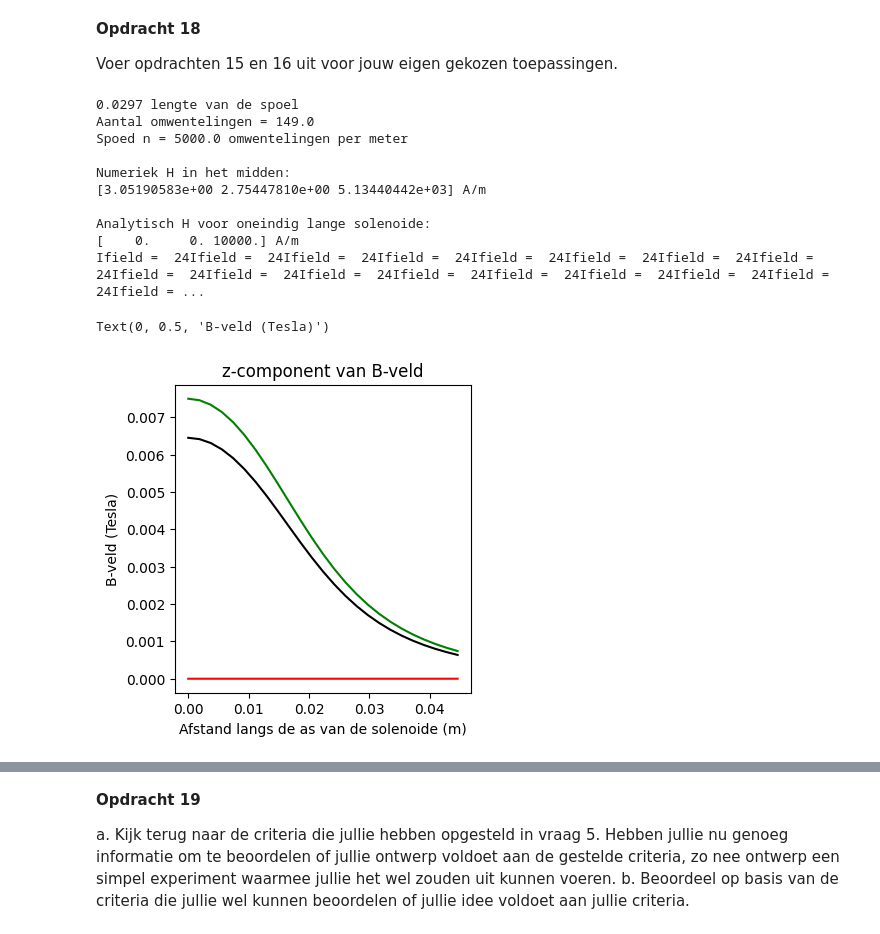
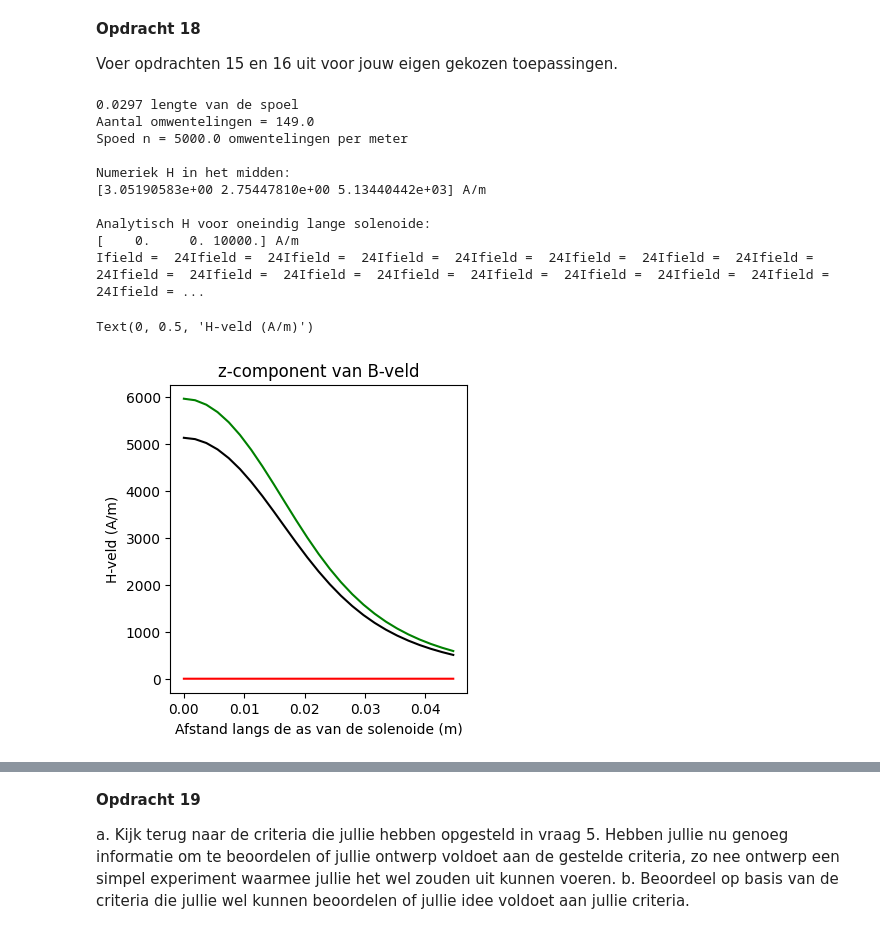
Before and after one commit to owenvanderwal/opdrachten-DEF-D, a Jupyter notebook: DigitaleOntwerpopdrachten/1CondensatorOpdracht/KrachtactuatorOpdracht.ipynb, the cells around one changed output, grey strips where cells are left out. Cells and saved outputs as stored; diff of their text form; code cells hidden in the pictures.

```diff
--- a/DigitaleOntwerpopdrachten/1CondensatorOpdracht/KrachtactuatorOpdracht.ipynb
+++ b/DigitaleOntwerpopdrachten/1CondensatorOpdracht/KrachtactuatorOpdracht.ipynb
@@ -607,12 +607,12 @@ for i_field in range(n_ax):
         print(f"Ifield =  {i_field}", end="")
 
     # selecting the z-component
-    H_ax[i_field,0]=mu0*Hsimulated[2]
+    H_ax[i_field,0]=Hsimulated[2]
 
-H_veld_ideaal=mu0*analytical_answer*np.ones(n_ax)*(1.0*(z_ax < L_sol/2))
+H_veld_ideaal=analytical_answer*np.ones(n_ax)*(1.0*(z_ax < L_sol/2))
 
 # dit is nog een aardige analytische uitdrukking die je kan uitrekenen voor de z-component op de as van een solenoide met eindige lengte
-H_veld_analytisch=mu0*(aantal_omwentelingen*I/L_sol/2)*((L_sol/2-z_ax)/np.sqrt((z_ax- L_sol/2)**2 + r_sol**2)+(L_sol/2+z_ax)/np.sqrt((z_ax+ L_sol/2)**2 + r_sol**2))
+H_veld_analytisch=(aantal_omwentelingen*I/L_sol/2)*((L_sol/2-z_ax)/np.sqrt((z_ax- L_sol/2)**2 + r_sol**2)+(L_sol/2+z_ax)/np.sqrt((z_ax+ L_sol/2)**2 + r_sol**2))
 
 plt.figure(figsize=[13,4])
 plt.subplot(131)
@@ -621,6 +621,6 @@ plt.plot(z_ax, H_veld_ideaal, '-r', label='ideaal')
 plt.plot(z_ax, H_veld_analytisch, '-g', label='analytisch')
 plt.plot(z_ax, H_ax, '-k', label='simulatie')
 plt.xlabel('Afstand langs de as van de solenoide (m)')
-plt.ylabel('B-veld (Tesla)')
+plt.ylabel('H-veld A/m')
 # %% [output]
 Ifield =  24Ifield =  24Ifield =  24Ifield =  24Ifield =  24Ifield =  24Ifield =  24Ifield =  24Ifield =  24Ifield =  24Ifield =  24Ifield =  24Ifield =  24Ifield =  24Ifield =  24Ifield =  24Ifield = ...
@@ -795,39 +795,39 @@ for i_field in range(n_ax):
             z[i_source+1] - z[i_source]
         ])
         # Bepaal dl en r_source en gebruik
         Hsimulated += field_current_element(r_field, r_source, dl, I)
         print(f"Ifield =  {i_field}", end="")
 
     # selecting the z-component
-    H_ax[i_field,0]=mu0*Hsimulated[2]
+    H_ax[i_field,0]=Hsimulated[2]
 
-H_veld_ideaal=mu0*analytical_answer*np.ones(n_ax)*(1.0*(z_ax < L_sol/2))
+H_veld_ideaal=analytical_answer*np.ones(n_ax)*(1.0*(z_ax < L_sol/2))
 
 # dit is nog een aardige analytische uitdrukking die je kan uitrekenen voor de z-component op de as van een solenoide met eindige lengte
-H_veld_analytisch=mu0*(aantal_omwentelingen*I/L_sol/2)*((L_sol/2-z_ax)/np.sqrt((z_ax- L_sol/2)**2 + r_sol**2)+(L_sol/2+z_ax)/np.sqrt((z_ax+ L_sol/2)**2 + r_sol**2))
+H_veld_analytisch=(aantal_omwentelingen*I/L_sol/2)*((L_sol/2-z_ax)/np.sqrt((z_ax- L_sol/2)**2 + r_sol**2)+(L_sol/2+z_ax)/np.sqrt((z_ax+ L_sol/2)**2 + r_sol**2))
 
 plt.figure(figsize=[13,4])
 plt.subplot(131)
 plt.title('z-component van B-veld')
 plt.plot(z_ax, H_veld_ideaal, '-r', label='ideaal')
 plt.plot(z_ax, H_veld_analytisch, '-g', label='analytisch')
 plt.plot(z_ax, H_ax, '-k', label='simulatie')
 plt.xlabel('Afstand langs de as van de solenoide (m)')
-plt.ylabel('B-veld (Tesla)')
+plt.ylabel('H-veld (A/m)')
 ###################################################################################################
 # %% [output]
 0.0297 lengte van de spoel
 Aantal omwentelingen = 149.0
 Spoed n = 5000.0 omwentelingen per meter
 
 Numeriek H in het midden:
 [3.05190583e+00 2.75447810e+00 5.13440442e+03] A/m
 
 Analytisch H voor oneindig lange solenoide:
 [    0.     0. 10000.] A/m
 Ifield =  24Ifield =  24Ifield =  24Ifield =  24Ifield =  24Ifield =  24Ifield =  24Ifield =  24Ifield =  24Ifield =  24Ifield =  24Ifield =  24Ifield =  24Ifield =  24Ifield =  24Ifield =  24Ifield = ...
-Text(0, 0.5, 'B-veld (Tesla)')
+Text(0, 0.5, 'H-veld (A/m)')
-[figure, old version]
+[figure, new version]
 # %%
 r_sol = 0.02
 R = 20 / 2
```
Also changed, not shown: parts of 4 cells of this notebook, 2 other files.
